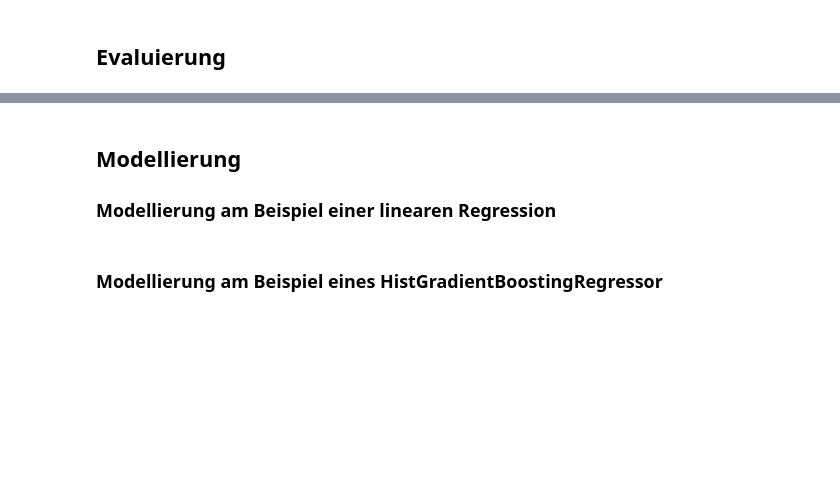
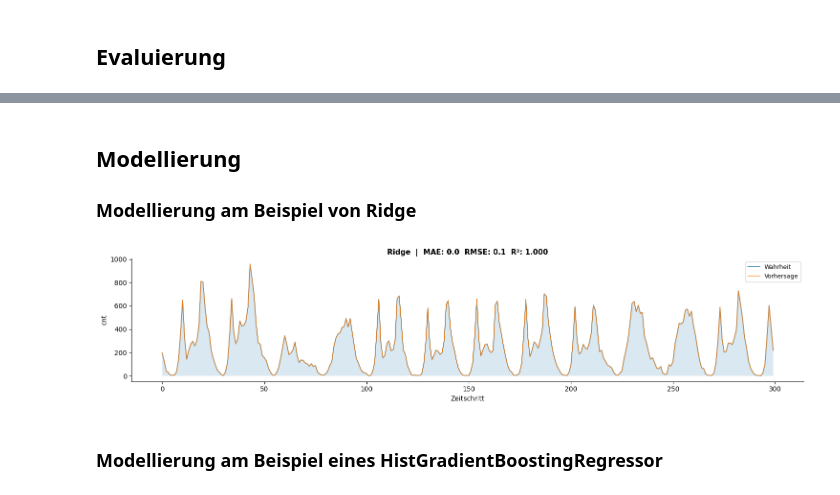
Before and after one commit to JR2909/DSKI-KI-ML-Project, a Jupyter notebook: code/prediction.ipynb, the cells around one changed output, grey strips where cells are left out. Cells and saved outputs as stored; diff of their text form; code cells hidden in the pictures; blank space fills up the shorter version.

```diff
--- a/code/prediction.ipynb
+++ b/code/prediction.ipynb
@@ -204,6 +256,23 @@ all_results = []
 # %% [markdown]
 ## Modellierung
-### Modellierung am Beispiel einer linearen Regression
+### Modellierung am Beispiel von Ridge
+# %%
+ridge = Pipeline([
+    ("scaler", StandardScaler()),
+    ("model",  Ridge(alpha=1.0, random_state=RANDOM_STATE)),
+])
+
+cv_mae, cv_std = cross_validate_ts(ridge, X_train, y_train, ts_cv)
+ridge.fit(X_train, y_train)
+y_pred_ridge = ridge.predict(X_test)
+metrics_ridge = compute_metrics(y_test, y_pred_ridge)
+
+result_ridge = {'name': 'Ridge', 'cv_mae': cv_mae, 'cv_std': cv_std,
+                'y_pred': y_pred_ridge, **metrics_ridge}
+all_results.append(result_ridge)
+plot_predictions(result_ridge, y_test)
+# %% [output]
+[figure, added]
 # %% [markdown]
 ### Modellierung am Beispiel eines HistGradientBoostingRegressor
 # %%
```
Also changed, not shown: parts of 14 cells of this notebook, 5 other files.
